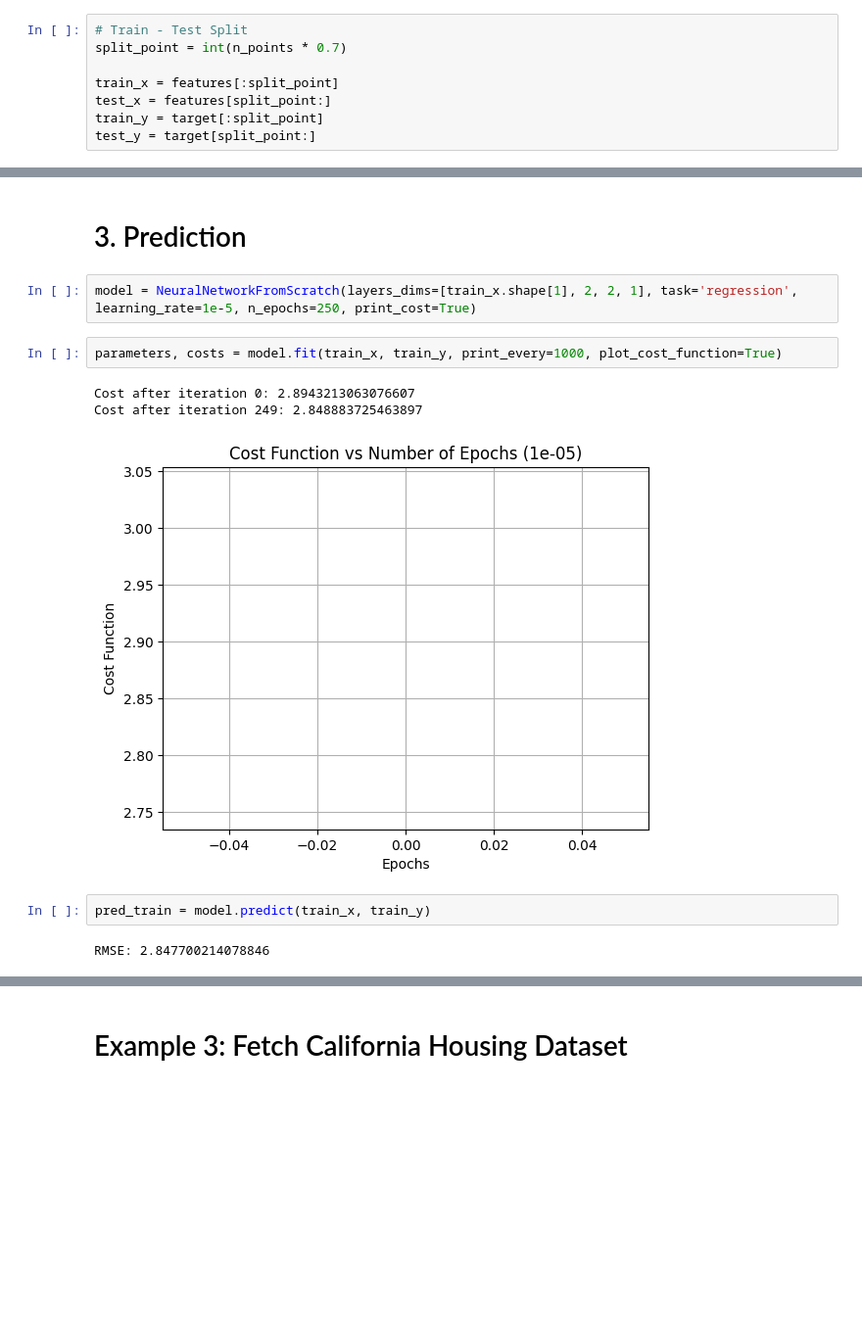
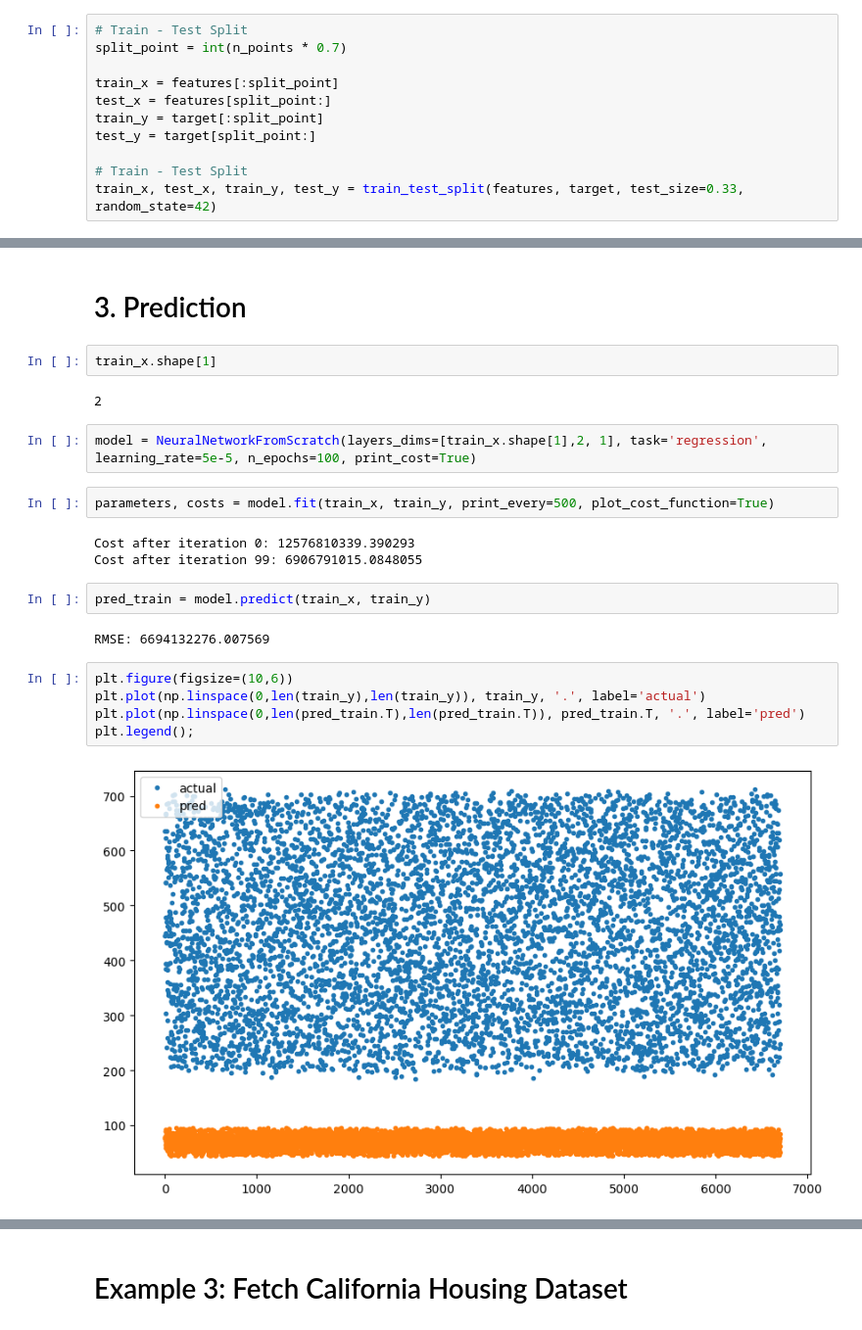
Before and after one commit to NickOLeeney/neural-network-from-scratch, a Jupyter notebook: examples/regression.ipynb, the cells around one changed output, grey strips where cells are left out. Shown at 98% size. Saved outputs shown, nothing was run; the diff lists cells and outputs as text; blank space fills up the shorter version.

```diff
--- a/examples/regression.ipynb
+++ b/examples/regression.ipynb
@@ -121,20 +121,33 @@ train_x = features[:split_point]
 test_x = features[split_point:]
 train_y = target[:split_point]
 test_y = target[split_point:]
+
+# Train - Test Split
+train_x, test_x, train_y, test_y = train_test_split(features, target, test_size=0.33, random_state=42)
 # %%
 for col in train_x.columns:
     train_x[col] = min_max_scaler(train_x[col])
 # %% [markdown]
 # 3. Prediction
+# %%
+train_x.shape[1]
+# %% [output]
+2
 # %%
-model = NeuralNetworkFromScratch(layers_dims=[train_x.shape[1], 2, 2, 1], task='regression', learning_rate=1e-5, n_epochs=250, print_cost=True)
+model = NeuralNetworkFromScratch(layers_dims=[train_x.shape[1],2, 1], task='regression', learning_rate=5e-5, n_epochs=100, print_cost=True)
 # %%
-parameters, costs = model.fit(train_x, train_y, print_every=1000, plot_cost_function=True)
+parameters, costs = model.fit(train_x, train_y, print_every=500, plot_cost_function=True)
 # %% [output]
-Cost after iteration 0: 2.8943213063076607
-Cost after iteration 249: 2.848883725463897
+Cost after iteration 0: 12576810339.390293
+Cost after iteration 99: 6906791015.0848055
-[figure, removed]
 # %%
 pred_train = model.predict(train_x, train_y)
 # %% [output]
-RMSE: 2.847700214078846
+RMSE: 6694132276.007569
+# %%
+plt.figure(figsize=(10,6))
+plt.plot(np.linspace(0,len(train_y),len(train_y)), train_y, '.', label='actual')
+plt.plot(np.linspace(0,len(pred_train.T),len(pred_train.T)), pred_train.T, '.', label='pred')
+plt.legend();
+# %% [output]
+[figure, added]
```
Also changed, not shown: parts of 15 cells of this notebook, 4 other files.
